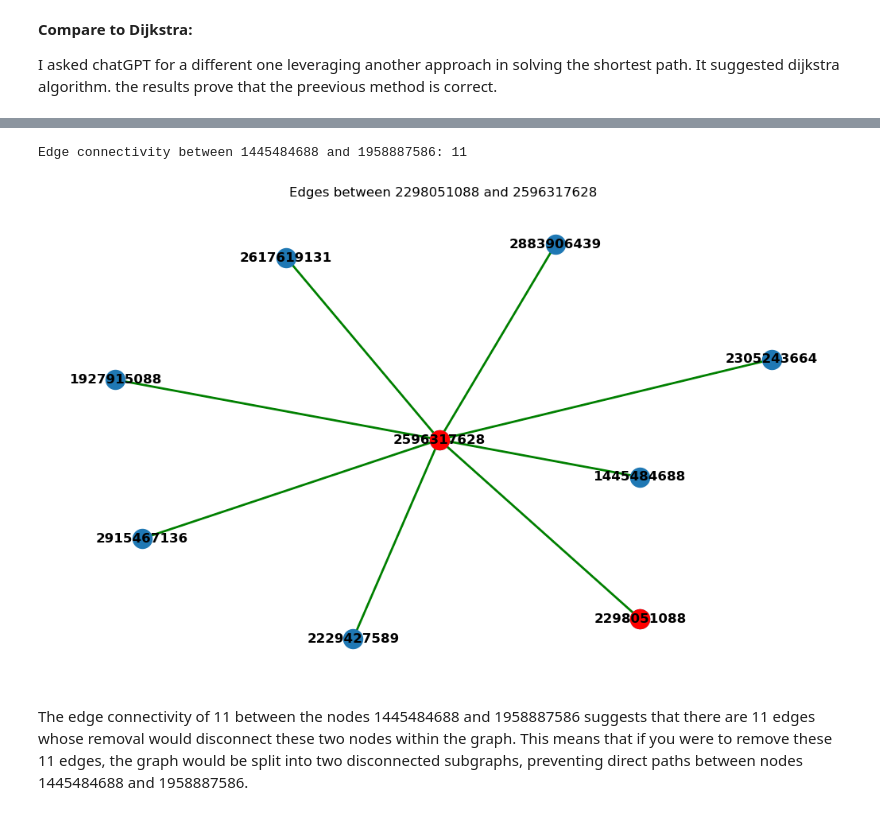
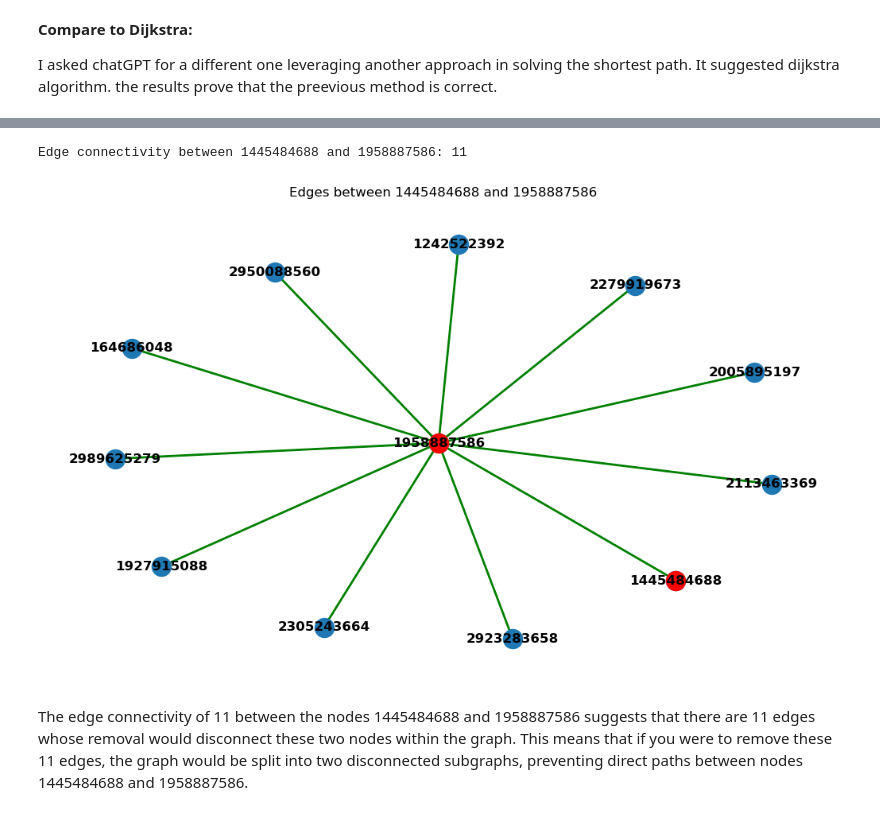
Before and after one commit to armanfeili/ADM-HW5, a Jupyter notebook: notebook 5.ipynb, the cells around one changed output, grey strips where cells are left out. Saved outputs shown, nothing was run; the diff lists cells and outputs as text; code cells hidden in the pictures.

```diff
--- a/notebook 5.ipynb
+++ b/notebook 5.ipynb
@@ -645,9 +712,9 @@ def shortest_path_dijkstra(graph, authors_sequence, start_author, end_author):
     except nx.NetworkXNoPath:
         return "There is no such path."
 
-authors_sequence = ['2191276622', '2031945151', '292626543', '2146330397', '1994222016', '2429370538', '2593774290', '2497967435', '2190280414', '2015134264', '2697048878', '2600316320']
-start_author = '215131072'
-end_author = '2497787018'
+authors_sequence = ['2596317628', '2298051088', '2883906439', '2915467136', '2617619131', '2229427589', '1927915088', '2305243664', '1242522392', '2950088560', '2005895197', '2989625279', '164686048', '2923283658', '2279919673', '2113463369']
+start_author = '1445484688'
+end_author = '1958887586'
 
 result_dijkstra_sequence = shortest_path_dijkstra(collaboration_graph, authors_sequence, start_author, end_author)
 print("Shortest path using Dijkstra's algorithm with sequence:\n", result_dijkstra_sequence)
@@ -701,36 +776,36 @@ plot_shortest_walk(collaboration_graph, result)
 # %%
 def plot_edges_between_nodes(graph, node_a, node_b):
     # Find the edges whose removal would disconnect the nodes
     edges = list(nx.minimum_edge_cut(graph, node_a, node_b))
 
     # Create a subgraph containing only the edges between node_a and node_b
     subgraph = graph.edge_subgraph(edges)
 
     # Visualize the subgraph
     plt.figure(figsize=(10, 6))
-    pos = nx.spring_layout(subgraph)  # You can use different layouts as well
+    pos = nx.spring_layout(subgraph)
 
     # Plot the subgraph with edges between the specified nodes highlighted
     nx.draw(subgraph, pos, with_labels=True, font_weight='bold')
     nx.draw_networkx_edges(subgraph, pos, edgelist=edges, edge_color='g', width=2)
     nx.draw_networkx_nodes(subgraph, pos, nodelist=[node_a, node_b], node_color='r', node_size=300)
 
     plt.title(f'Edges between {node_a} and {node_b}')
     plt.show()
 
 # Nodes to visualize edges between
-nodeA = '2298051088'
-nodeB = '2596317628'
+nodeA = '1445484688'
+nodeB = '1958887586'
 
 # Calculate the edge connectivity between author A and author B
-edge_connectivity = min_edges_to_disconnect(collaboration_graph, authorA, authorB, authors_sequence)
-print(f"Edge connectivity between {authorA} and {authorB}: {edge_connectivity}")
+edge_connectivity = min_edges_to_disconnect(collaboration_graph, nodeA, nodeB, authors_sequence)
+print(f"Edge connectivity between {nodeA} and {nodeB}: {edge_connectivity}")
 
 # Plot the graph showing edges between the specified nodes
 plot_edges_between_nodes(collaboration_graph, nodeA, nodeB)
 # %% [output]
 Edge connectivity between 1445484688 and 1958887586: 11
-[figure, old version]
+[figure, new version]
 # %% [markdown]
 The edge connectivity of 11 between the nodes 1445484688 and 1958887586 suggests that there are 11 edges whose removal would disconnect these two nodes within the graph. This means that if you were to remove these 11 edges, the graph would be split into two disconnected subgraphs, preventing direct paths between nodes 1445484688 and 1958887586.
 # %%
```
Also changed, not shown: parts of 45 cells of this notebook.
